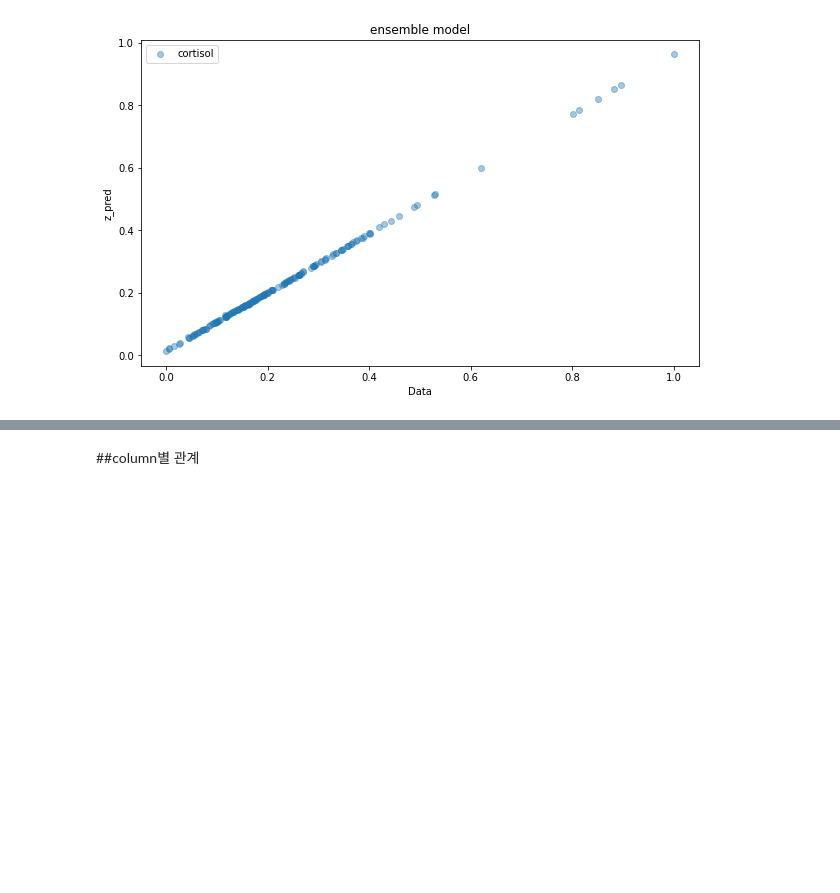
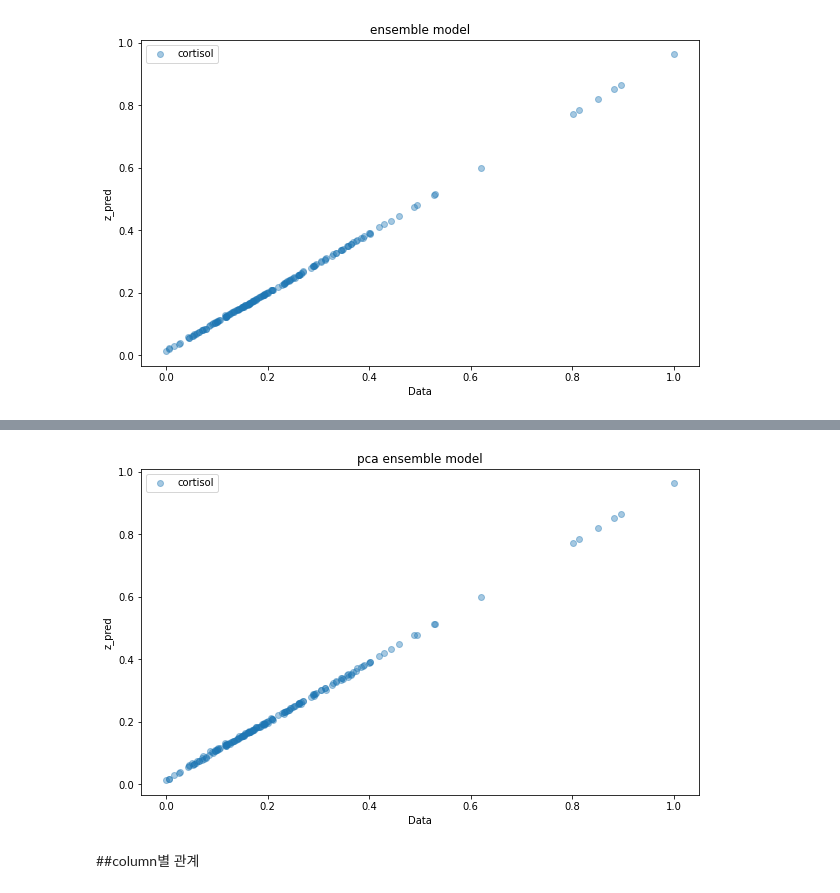
Before and after one commit to hanbuck30/Regression-about-neural-Data, a Jupyter notebook: Data_Regression.ipynb, the cells around one changed output, grey strips where cells are left out. Saved outputs shown, nothing was run; the diff lists cells and outputs as text; code cells hidden in the pictures; blank space fills up the shorter version.

```diff
--- a/Data_Regression.ipynb
+++ b/Data_Regression.ipynb
@@ -433,3 +446,14 @@ plt.show()
+# %%
+fig = plt.figure()
+fig.set_size_inches(10,6)
+plt.scatter(z, z_pred_ensemble_pca,alpha=0.4,label='cortisol')
+plt.title("pca ensemble model")
+plt.xlabel("Data")
+plt.ylabel("z_pred")
+plt.legend()
+plt.show()
+# %% [output]
+[figure, added]
 # %% [markdown]
 ##column별 관계
 # %%
```
Also changed, not shown: parts of 8 cells of this notebook.
